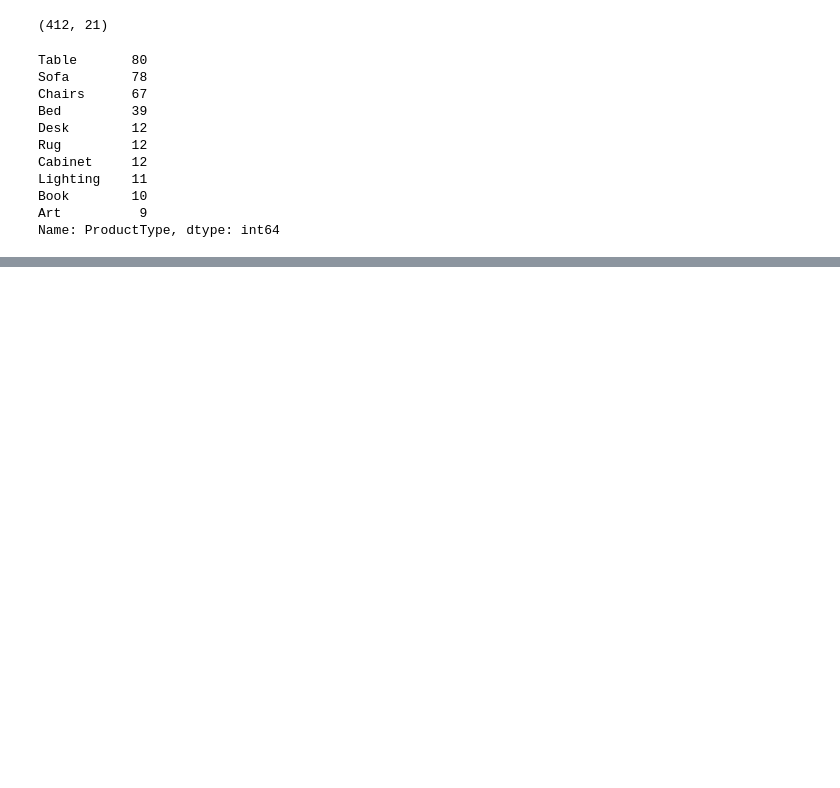
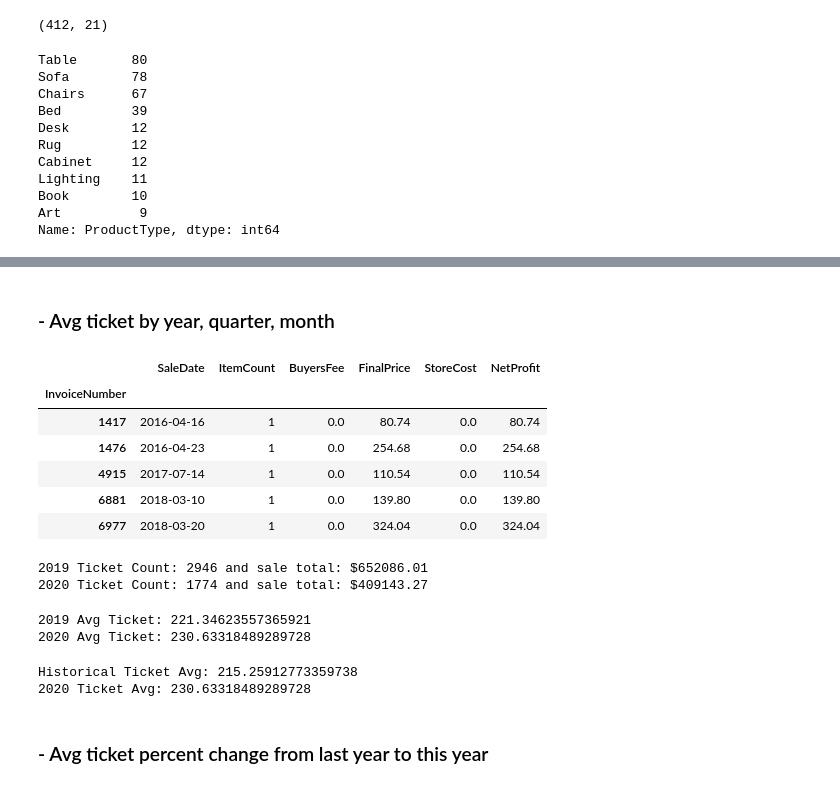
Before and after one commit to zachcornelison/K-N-Sales-Analytics, a Jupyter notebook: KN-Analytics-Merchandise.ipynb, the cells around one changed output, grey strips where cells are left out. Cells and saved outputs as stored; diff of their text form; code cells hidden in the pictures; blank space fills up the shorter version.

```diff
--- a/KN-Analytics-Merchandise.ipynb
+++ b/KN-Analytics-Merchandise.ipynb
@@ -1234,0 +1252,13 @@ Name: ProductType, dtype: int64
+# %% [markdown]
+### - Avg ticket by year, quarter, month
+# %%
+tickets = tickets.reset_index()
+tickets = tickets.set_index('InvoiceNumber')
+# %% [output]
+|  | SaleDate | ItemCount | BuyersFee | FinalPrice | StoreCost | NetProfit |
+| InvoiceNumber |  |  |  |  |  |  |
+| 1417 | 2016-04-16 | 1 | 0.0 | 80.74 | 0.0 | 80.74 |
+| 1476 | 2016-04-23 | 1 | 0.0 | 254.68 | 0.0 | 254.68 |
+| 4915 | 2017-07-14 | 1 | 0.0 | 110.54 | 0.0 | 110.54 |
+| 6881 | 2018-03-10 | 1 | 0.0 | 139.80 | 0.0 | 139.80 |
+| 6977 | 2018-03-20 | 1 | 0.0 | 324.04 | 0.0 | 324.04 |
@@ -1234,0 +1269,21 @@ Name: ProductType, dtype: int64
+# %%
+print(f'2019 Ticket Count: {year5_tickets.shape[0]} and sale total: ${year5_tickets.NetProfit.sum()}')
+print(f'2020 Ticket Count: {year6_tickets.shape[0]} and sale total: ${year6_tickets.NetProfit.sum()}')
+# %% [output]
+2019 Ticket Count: 2946 and sale total: $652086.01
+2020 Ticket Count: 1774 and sale total: $409143.27
+# %%
+print(f'2019 Avg Ticket: {year5_tickets.NetProfit.mean()}')
+print(f'2020 Avg Ticket: {year6_tickets.NetProfit.mean()}')
+# %% [output]
+2019 Avg Ticket: 221.34623557365921
+2020 Avg Ticket: 230.63318489289728
+# %%
+historical_tickets = tickets[(tickets['SaleDate'] <= year5)]
+print(f'Historical Ticket Avg: {historical_tickets.NetProfit.mean()}')
+print(f'2020 Ticket Avg: {year6_tickets.NetProfit.mean()}')
+# %% [output]
+Historical Ticket Avg: 215.25912773359738
+2020 Ticket Avg: 230.63318489289728
+# %% [markdown]
+### - Avg ticket percent change from last year to this year
```
Also changed, not shown: parts of 19 cells of this notebook.
